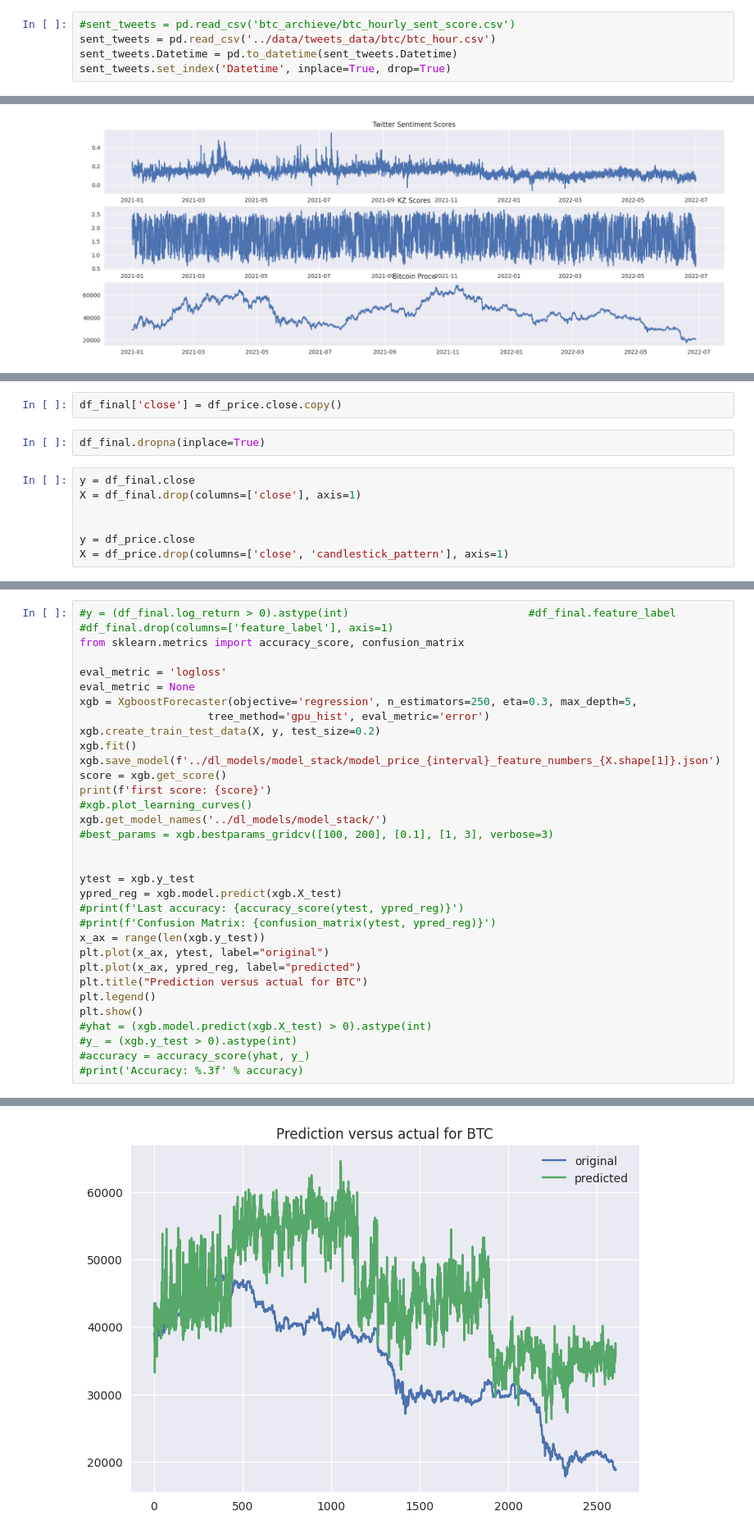
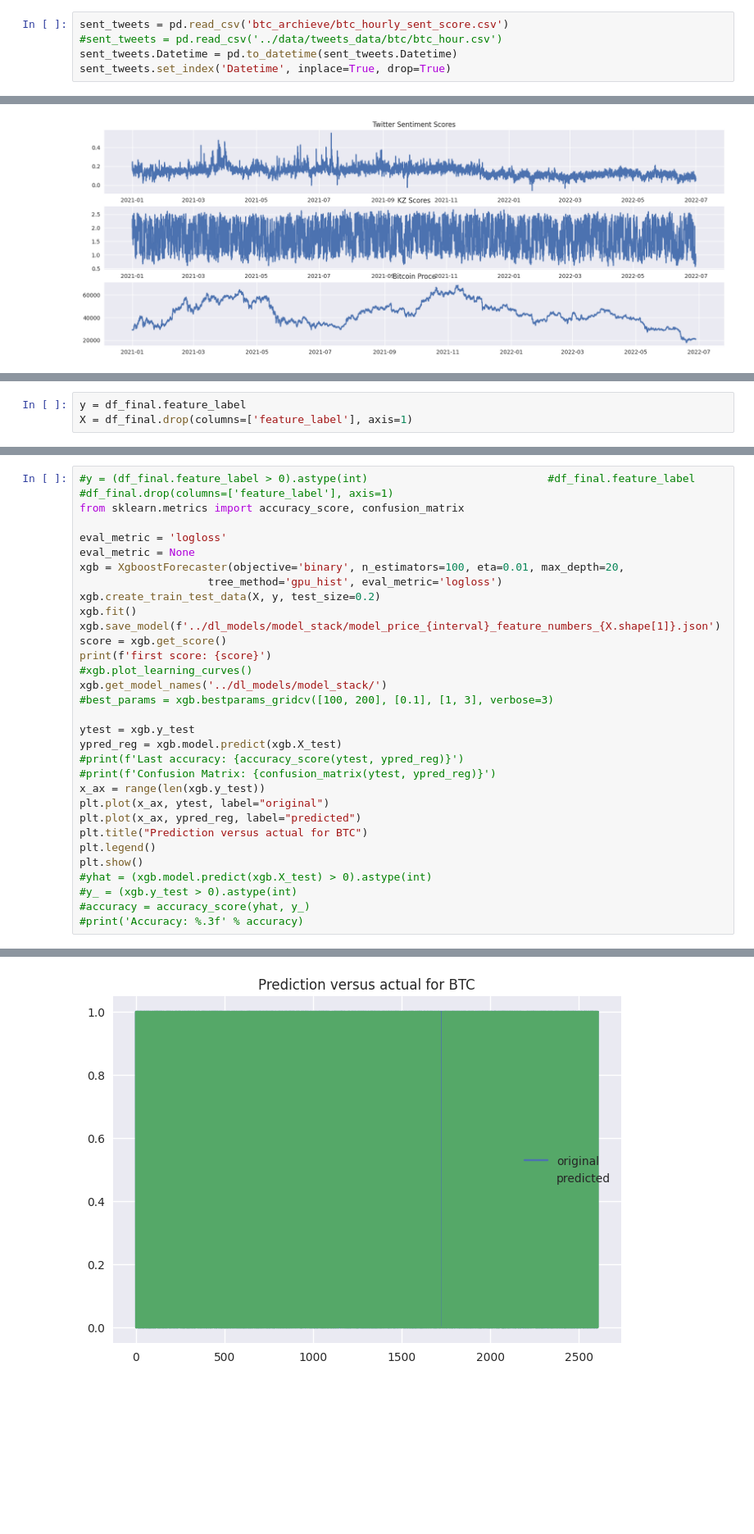
Before and after one commit to kozanakyel/KZ-Engine-Backend, a Jupyter notebook: KZ_project_setup/notebooks/test_sent_kz.ipynb, the cells around one changed output, grey strips where cells are left out. Shown at 82% size. Cells and saved outputs as stored; diff of their text form; blank space fills up the shorter version.

```diff
--- a/KZ_project_setup/notebooks/test_sent_kz.ipynb
+++ b/KZ_project_setup/notebooks/test_sent_kz.ipynb
@@ -86,6 +50,6 @@ logs written...
 # %%
-#sent_tweets = pd.read_csv('btc_archieve/btc_hourly_sent_score.csv')
-sent_tweets = pd.read_csv('../data/tweets_data/btc/btc_hour.csv')
+sent_tweets = pd.read_csv('btc_archieve/btc_hourly_sent_score.csv')
+#sent_tweets = pd.read_csv('../data/tweets_data/btc/btc_hour.csv')
 sent_tweets.Datetime = pd.to_datetime(sent_tweets.Datetime)
 sent_tweets.set_index('Datetime', inplace=True, drop=True)
 # %%
@@ -147,11 +101,3 @@ Name: close, dtype: float64
-# %%
-df_final['close'] = df_price.close.copy()
-# %%
-df_final.dropna(inplace=True)
 # %%
-y = df_final.close
-X = df_final.drop(columns=['close'], axis=1)
-
-
-y = df_price.close
-X = df_price.drop(columns=['close', 'candlestick_pattern'], axis=1)
+y = df_final.feature_label
+X = df_final.drop(columns=['feature_label'], axis=1)
@@ -171,12 +104,12 @@ ValueError: Feature shape mismatch, expected: 262, got 372
 # %%
-#y = (df_final.log_return > 0).astype(int)                            #df_final.feature_label
+#y = (df_final.feature_label > 0).astype(int)                            #df_final.feature_label
 #df_final.drop(columns=['feature_label'], axis=1)
 from sklearn.metrics import accuracy_score, confusion_matrix
 
 eval_metric = 'logloss'
 eval_metric = None
-xgb = XgboostForecaster(objective='regression', n_estimators=250, eta=0.3, max_depth=5,
-                    tree_method='gpu_hist', eval_metric='error')
+xgb = XgboostForecaster(objective='binary', n_estimators=100, eta=0.01, max_depth=20,
+                    tree_method='gpu_hist', eval_metric='logloss')
 xgb.create_train_test_data(X, y, test_size=0.2)
 xgb.fit()
 xgb.save_model(f'../dl_models/model_stack/model_price_{interval}_feature_numbers_{X.shape[1]}.json')
@@ -185,7 +118,6 @@ print(f'first score: {score}')
 #xgb.plot_learning_curves()
 xgb.get_model_names('../dl_models/model_stack/')
 #best_params = xgb.bestparams_gridcv([100, 200], [0.1], [1, 3], verbose=3)
-
 
 ytest = xgb.y_test
 ypred_reg = xgb.model.predict(xgb.X_test)
@@ -221,5 +153,5 @@ first score: 0.9899852599529166
 Existing model names are: ['model_binary_1h_feature_numbers_210.json', 'model_binary_1h_feature_numbers_261.json', 'model_price_1h_feature_numbers_261.json', 'model_price_1h_feature_numbers_262.json', ...
-[figure, old version]
+[figure, new version]
 # %%
 n_feat = xgb.get_n_importance_features(10)
 print(n_feat)
```
Also changed, not shown: parts of 10 cells of this notebook, 5 other files.
